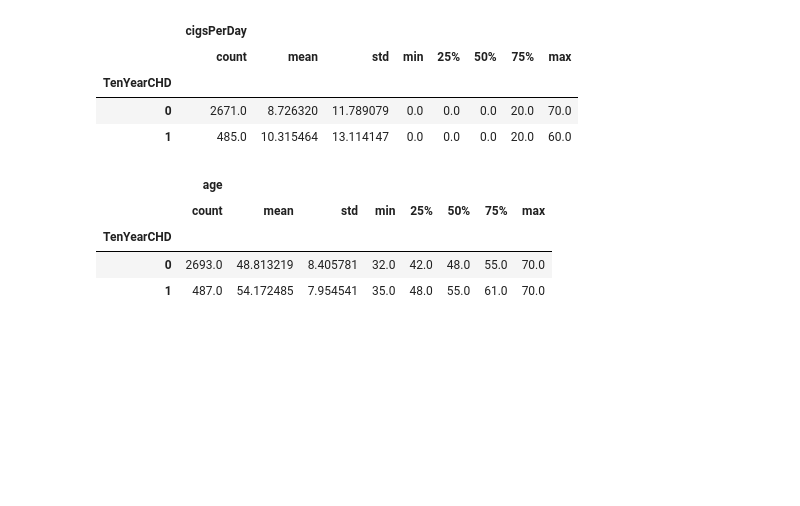
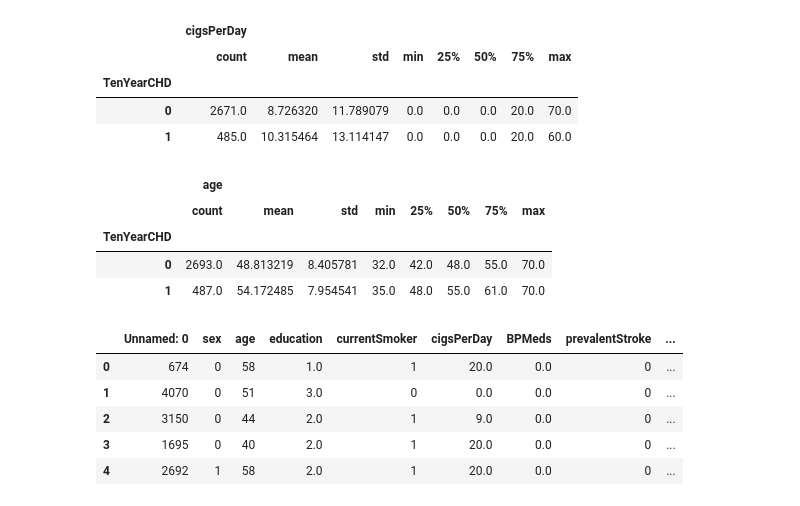
Before and after one commit to vnewsome/project_chd, a Jupyter notebook: ML_project2.ipynb, the cells around one changed output. Cells and saved outputs as stored; diff of their text form; code cells hidden in the pictures; blank space fills up the shorter version.

Commit message:
examining test data

```diff
--- a/ML_project2.ipynb
+++ b/ML_project2.ipynb
@@ -133,3 +135,16 @@ data.loc[:,['age','TenYearCHD'] ].groupby('TenYearCHD').describe()     # possibl
 | TenYearCHD |  |  |  |  |  |  |  |  |
 | 0 | 2693.0 | 48.813219 | 8.405781 | 32.0 | 42.0 | 48.0 | 55.0 | 70.0 |
 | 1 | 487.0 | 54.172485 | 7.954541 | 35.0 | 48.0 | 55.0 | 61.0 | 70.0 |
+# %%
+# load the testing data
+tdata = pd.read_csv("/content/project_chd/fhs_test.csv", low_memory=False)
+# %%
+# examining and cleaning the test data if necessary
+tdata.head()
+# %% [output]
+|  | Unnamed: 0 | sex | age | education | currentSmoker | cigsPerDay | BPMeds | prevalentStroke | ... |
+| 0 | 674 | 0 | 58 | 1.0 | 1 | 20.0 | 0.0 | 0 | ... |
+| 1 | 4070 | 0 | 51 | 3.0 | 0 | 0.0 | 0.0 | 0 | ... |
+| 2 | 3150 | 0 | 44 | 2.0 | 1 | 9.0 | 0.0 | 0 | ... |
+| 3 | 1695 | 0 | 40 | 2.0 | 1 | 20.0 | 0.0 | 0 | ... |
+| 4 | 2692 | 1 | 58 | 2.0 | 1 | 20.0 | 0.0 | 0 | ... |
```
Also changed, not shown: parts of 9 cells of this notebook.
